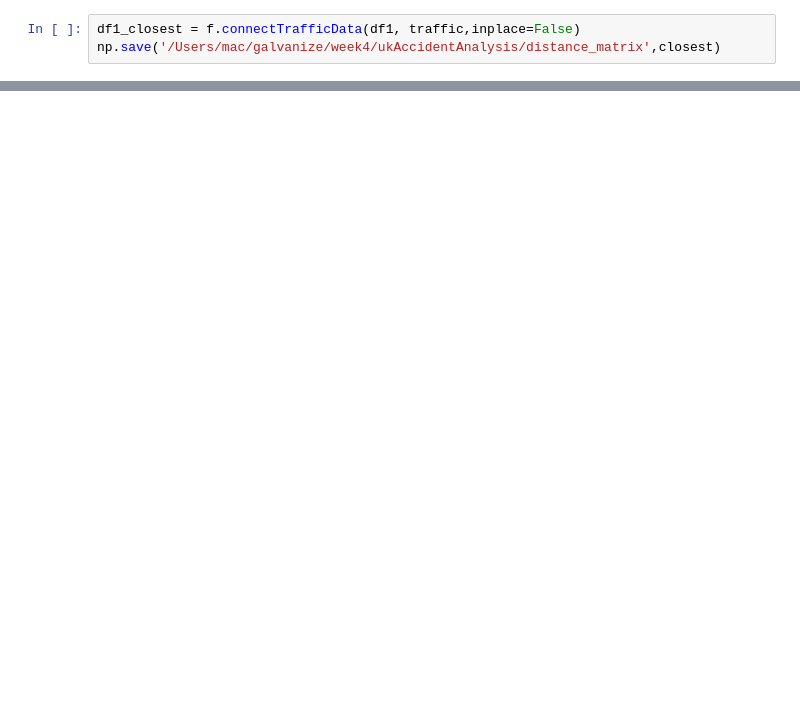
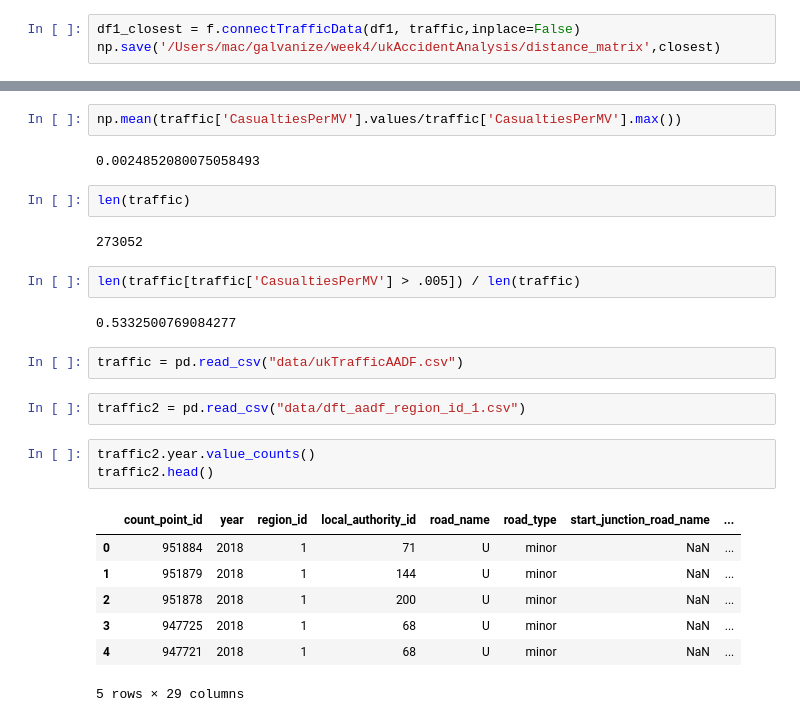
Before and after one commit to ExterminatingTheCode/ukAccidentAnalysis, a Jupyter notebook: FirstExplore.ipynb, the cells around one changed output, grey strips where cells are left out. Saved outputs shown, nothing was run; the diff lists cells and outputs as text; blank space fills up the shorter version.

```diff
--- a/FirstExplore.ipynb
+++ b/FirstExplore.ipynb
@@ -526,0 +684,27 @@ np.save('/Users/mac/galvanize/week4/ukAccidentAnalysis/distance_matrix',closest)
+# %%
+np.mean(traffic['CasualtiesPerMV'].values/traffic['CasualtiesPerMV'].max())
+# %% [output]
+0.0024852080075058493
+# %%
+len(traffic)
+# %% [output]
+273052
+# %%
+len(traffic[traffic['CasualtiesPerMV'] > .005]) / len(traffic)
+# %% [output]
+0.5332500769084277
+# %%
+traffic = pd.read_csv("data/ukTrafficAADF.csv")
+# %%
+traffic2 = pd.read_csv("data/dft_aadf_region_id_1.csv")
+# %%
+traffic2.year.value_counts()
+traffic2.head()
+# %% [output]
+|  | count_point_id | year | region_id | local_authority_id | road_name | road_type | start_junction_road_name | ... |
+| 0 | 951884 | 2018 | 1 | 71 | U | minor | NaN | ... |
+| 1 | 951879 | 2018 | 1 | 144 | U | minor | NaN | ... |
+| 2 | 951878 | 2018 | 1 | 200 | U | minor | NaN | ... |
+| 3 | 947725 | 2018 | 1 | 68 | U | minor | NaN | ... |
+| 4 | 947721 | 2018 | 1 | 68 | U | minor | NaN | ... |
+5 rows × 29 columns
```
Also changed, not shown: parts of 42 cells of this notebook, 2 other files.
